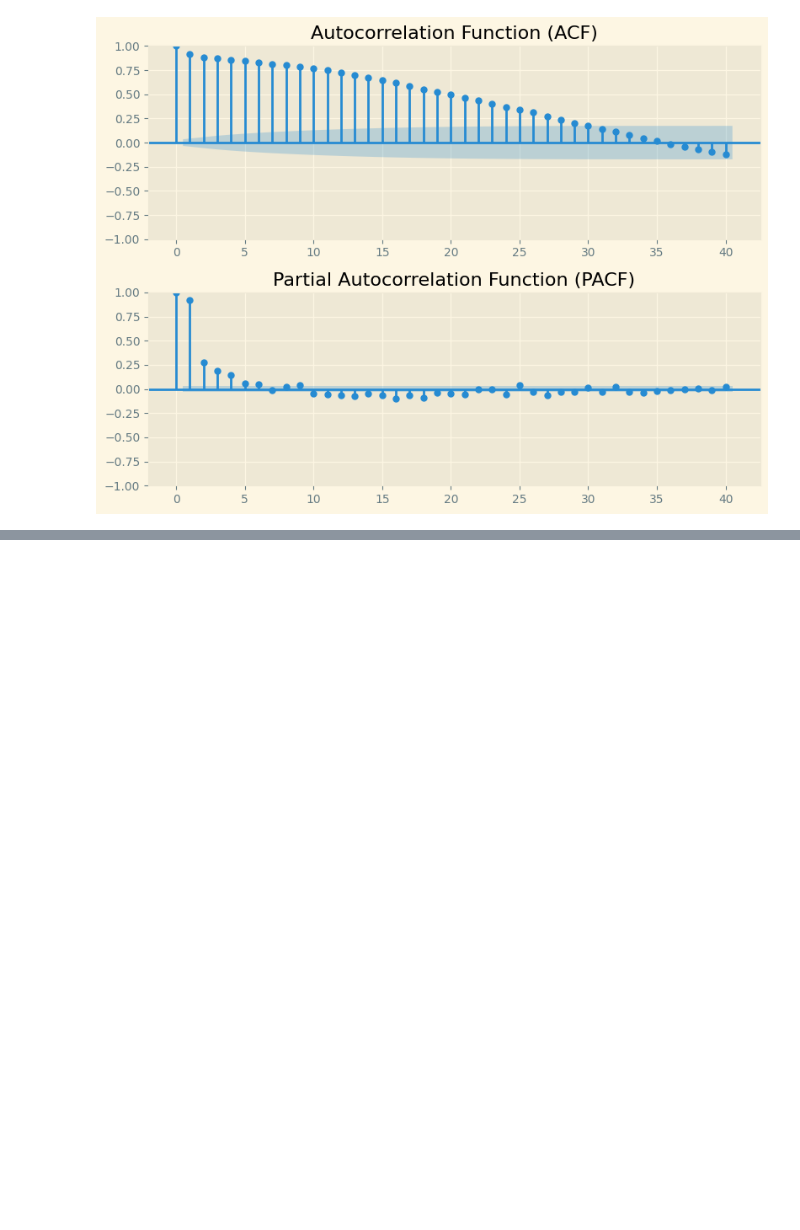
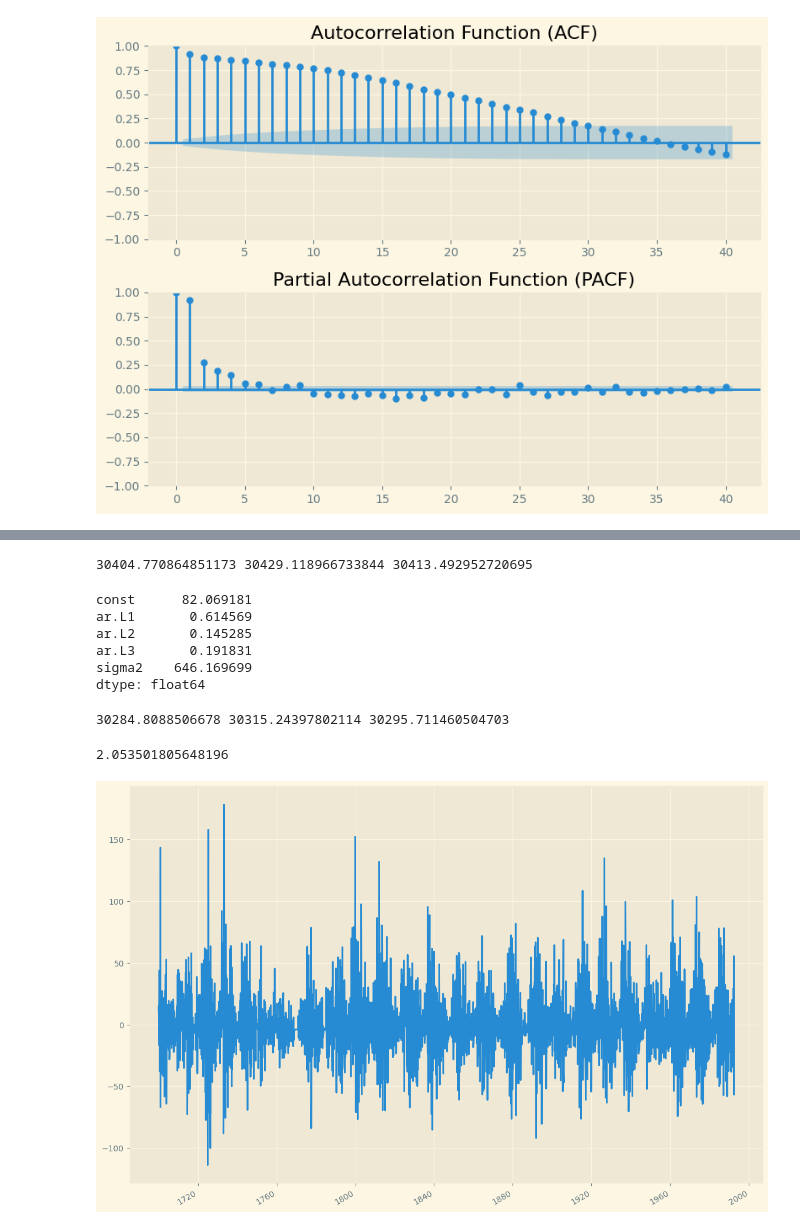
Before and after one commit to BlackBox-Ops/DS-Time-Series-Sunspot, a Jupyter notebook: notebooks/02_statistical_analyst.ipynb, the cells around one changed output, grey strips where cells are left out. Saved outputs shown, nothing was run; the diff lists cells and outputs as text; code cells hidden in the pictures; blank space fills up the shorter version.

Commit message:
melakukan analisis qqplot dan residual

```diff
--- a/notebooks/02_statistical_analyst.ipynb
+++ b/notebooks/02_statistical_analyst.ipynb
@@ -106,0 +118,29 @@ plt.show()
+# %%
+arma_mod30 = ARIMA(dta, order=(3, 0, 0)).fit()
+# %%
+print(arma_mod20.aic, arma_mod20.bic, arma_mod20.hqic)
+# %% [output]
+30404.770864851173 30429.118966733844 30413.492952720695
+# %%
+print(arma_mod30.params)
+# %% [output]
+const      82.069181
+ar.L1       0.614569
+ar.L2       0.145285
+ar.L3       0.191831
+sigma2    646.169699
+dtype: float64
+# %%
+print(arma_mod30.aic, arma_mod30.bic, arma_mod30.hqic)
+# %% [output]
+30284.8088506678 30315.24397802114 30295.711460504703
+# %%
+sm.stats.durbin_watson(arma_mod30.resid.values)
+# %% [output]
+2.053501805648196
+# %%
+fig = plt.figure(figsize=(14, 10))
+ax = fig.add_subplot(111)
+ax = arma_mod30.resid.plot(ax=ax)
+# %% [output]
+[figure, added]
```
Also changed, not shown: parts of 4 cells of this notebook.
